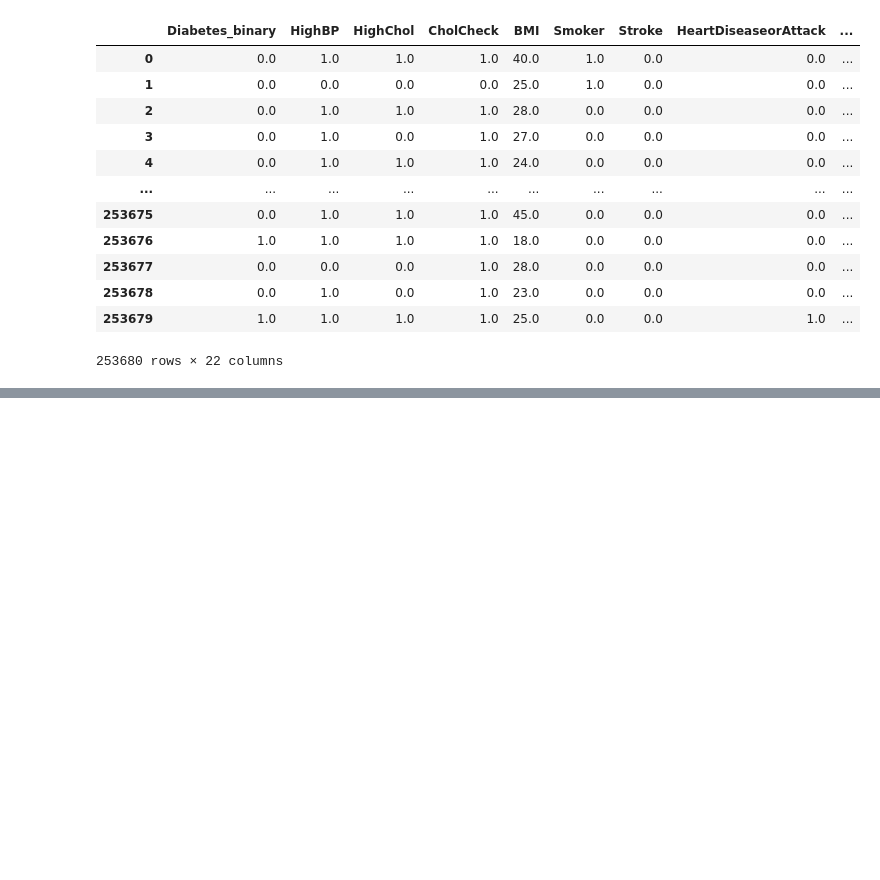
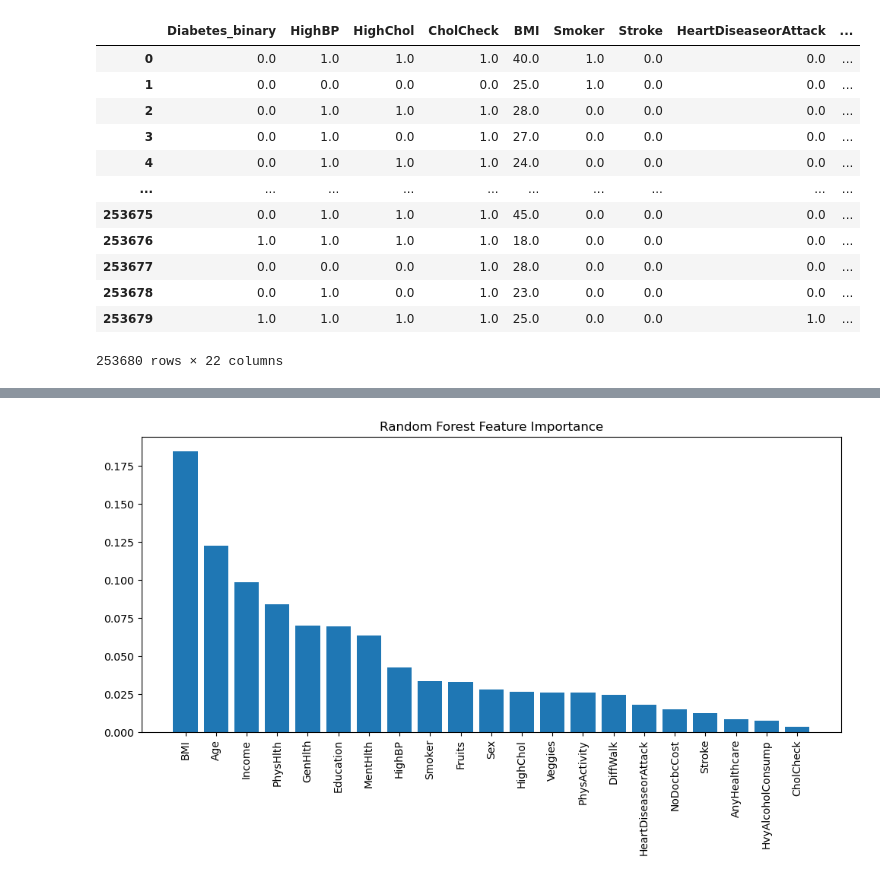
Before and after one commit to VegardMytting/IE500618-Machine-Learning, a Jupyter notebook: Assignment 2 - Diabetes Classification/A2.ipynb, the cells around one changed output, grey strips where cells are left out. Drawn from its saved outputs; the diff is of its cells as text; code cells hidden in the pictures; blank space fills up the shorter version.

```diff
--- a/Assignment 2 - Diabetes Classification/A2.ipynb
+++ b/Assignment 2 - Diabetes Classification/A2.ipynb
@@ -30,3 +34,18 @@ data
 | 253678 | 0.0 | 1.0 | 0.0 | 1.0 | 23.0 | 0.0 | 0.0 | 0.0 | ... |
 | 253679 | 1.0 | 1.0 | 1.0 | 1.0 | 25.0 | 0.0 | 0.0 | 1.0 | ... |
 253680 rows × 22 columns
+# %%
+from sklearn.model_selection import train_test_split
+from sklearn.preprocessing import StandardScaler, LabelEncoder
+
+# Splitting data into features and target
+X = data.drop('Diabetes_binary', axis=1)
+y = data['Diabetes_binary']
+
+# Split into training and test sets
+X_train, X_test, y_train, y_test = train_test_split(X, y, test_size=0.2, random_state=42)
+
+# Scale numeric features
+scaler = StandardScaler()
+X_train = scaler.fit_transform(X_train)
+X_test = scaler.transform(X_test)
@@ -32,0 +108,27 @@ data
+# %%
+import matplotlib.pyplot as plt
+
+# Feature Importance for Random Forest
+importances_rf = rf.feature_importances_
+indices_rf = np.argsort(importances_rf)[::-1]
+
+# Plot the feature importance
+plt.figure(figsize=(10,6))
+plt.title('Random Forest Feature Importance')
+plt.bar(range(X_train.shape[1]), importances_rf[indices_rf], align='center')
+plt.xticks(range(X_train.shape[1]), X.columns[indices_rf], rotation=90)
+plt.tight_layout()
+plt.show()
+
+# Feature Importance for XGBoost
+# importances_xgb = xgb.feature_importances_
+# indices_xgb = np.argsort(importances_xgb)[::-1]
+
+# plt.figure(figsize=(10,6))
+# plt.title('XGBoost Feature Importance')
+# plt.bar(range(X_train.shape[1]), importances_xgb[indices_xgb], align='center')
+# plt.xticks(range(X_train.shape[1]), X.columns[indices_xgb], rotation=90)
+# plt.tight_layout()
+# plt.show()
+# %% [output]
+[figure, added]
```
Also changed, not shown: parts of 4 cells of this notebook.
